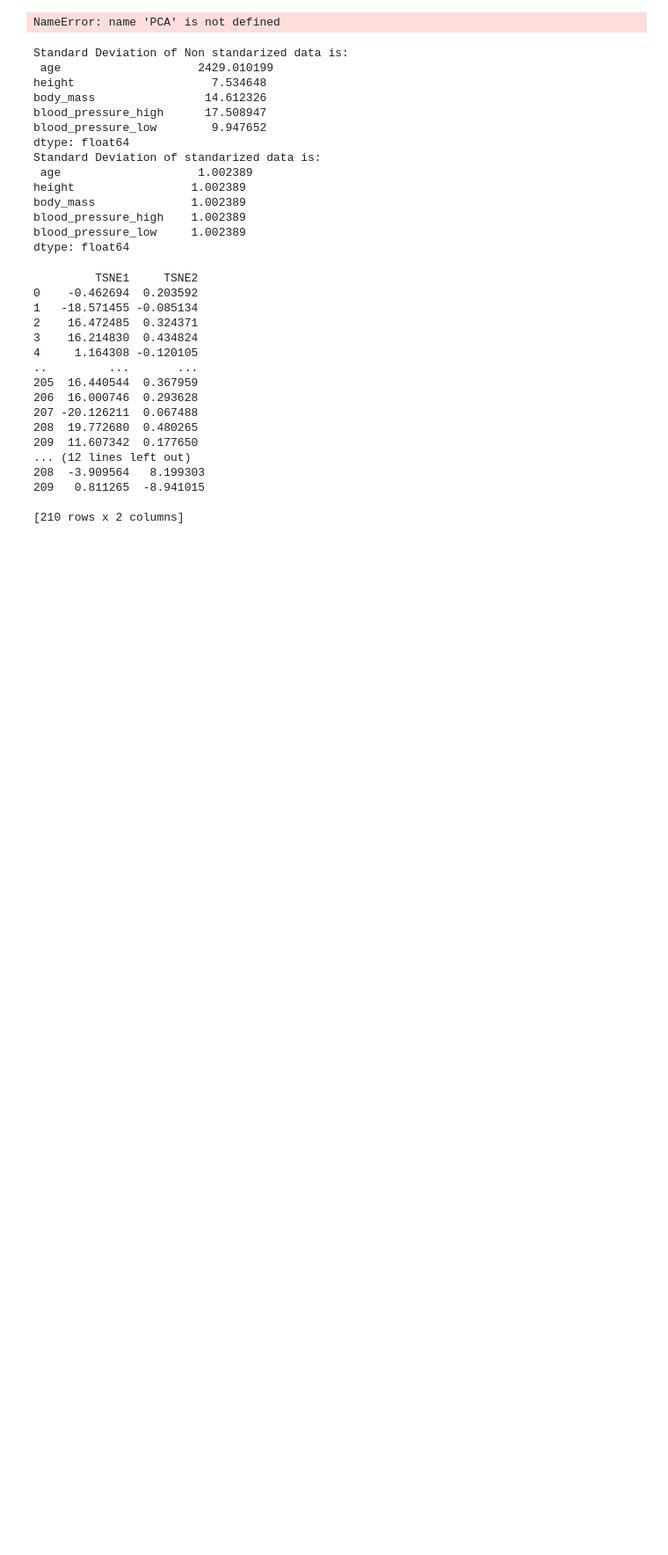
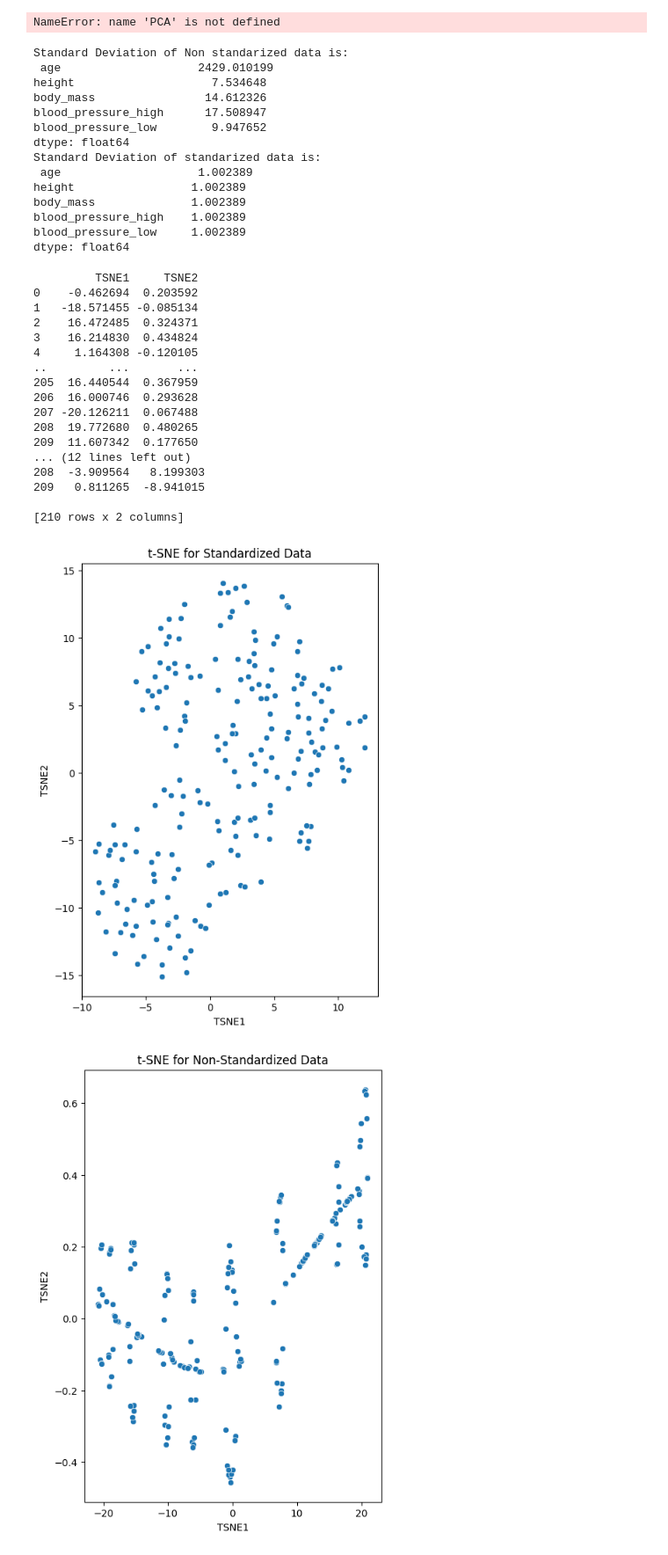
Before and after one commit to Shyamraja/CardioDataPreparation-Analysis, a Jupyter notebook: exercise.ipynb, the cells around one changed output. Shown at 88% size. Saved outputs shown, nothing was run; the diff lists cells and outputs as text; code cells hidden in the pictures; blank space fills up the shorter version.

Commit message:
Plotting TSNE for standarized and non standarized data

```diff
--- a/exercise.ipynb
+++ b/exercise.ipynb
@@ -711,3 +711,22 @@ print(data_tsne_standardized)
 209   0.811265  -8.941015
 
 [210 rows x 2 columns]
+# %%
+# Plotting TSNE fot  standarized  data  now
+plt.figure(figsize=(12, 8))
+plt.subplot(1, 2, 1)
+#data_tsne_standardized = pd.DataFrame(data=tsne_result_standardized, columns=['TSNE1', 'TSNE2'])
+sns.scatterplot(x=data_tsne_standardized['TSNE1'], y=data_tsne_standardized['TSNE2'])
+plt.title('t-SNE for Standardized Data')
+plt.show()
+
+#plotting t-SNE results for non standarized data
+plt.figure(figsize=(12, 8))
+plt.subplot(1, 2, 1)
+#plotting the tSNE1 and TSNE2 values
+sns.scatterplot(x=data_tsne['TSNE1'], y=data_tsne['TSNE2'])
+plt.title('t-SNE for Non-Standardized Data')
+plt.show()
+# %% [output]
+[figure, added]
+[figure, added]
```
